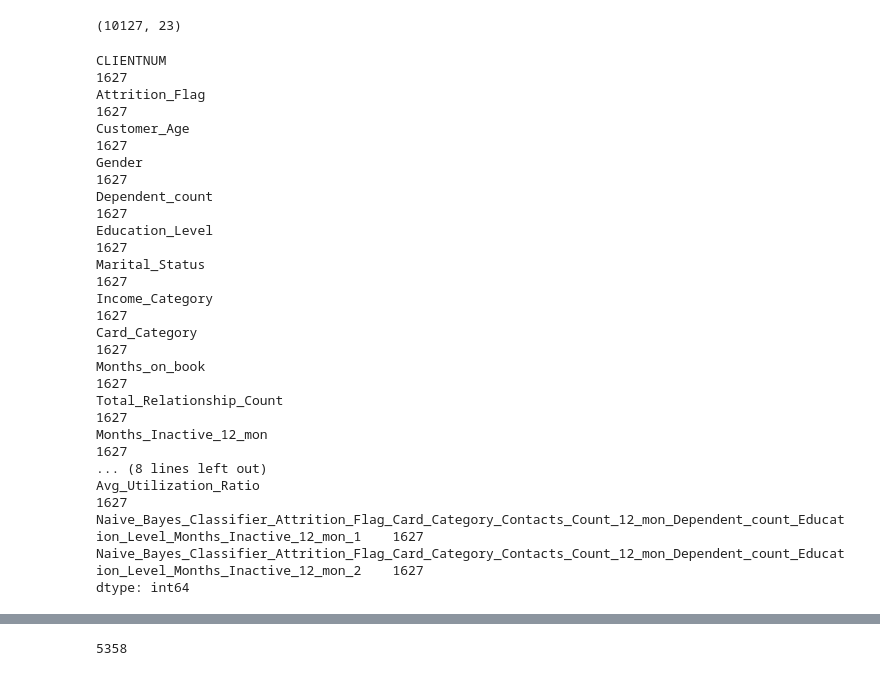
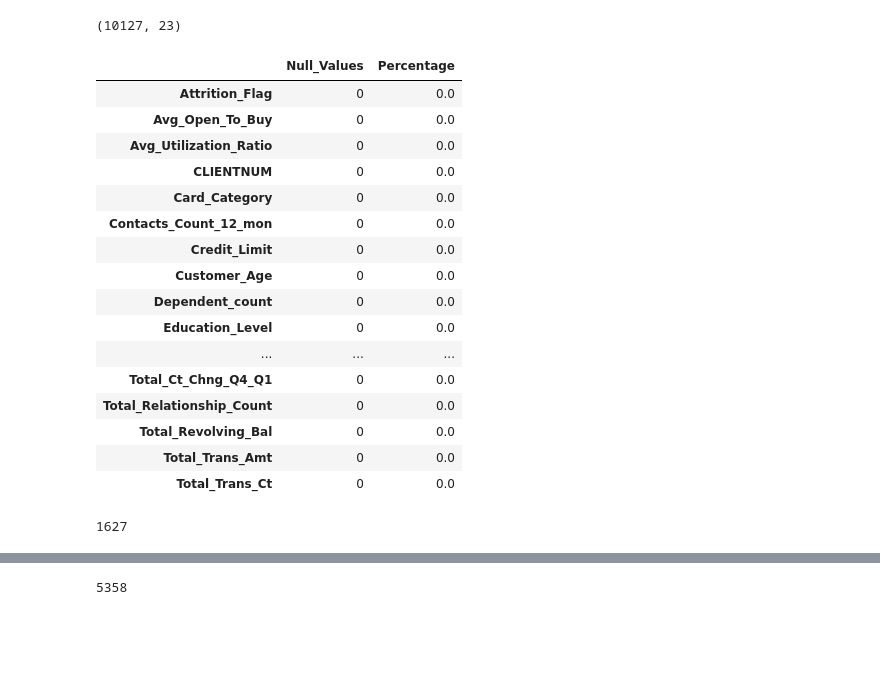
Before and after one commit to DJ1070/Bank_Churner, a Jupyter notebook: bank_churners.ipynb, the cells around one changed output, grey strips where cells are left out. Cells and saved outputs as stored; diff of their text form; code cells hidden in the pictures; blank space fills up the shorter version.

```diff
--- a/bank_churners.ipynb
+++ b/bank_churners.ipynb
@@ -29,26 +29,31 @@ df
 df.shape
 # %% [output]
 (10127, 23)
+# %%
+null_df = pd.DataFrame({'Null_Values': df.isna().sum().sort_values(ascending = False), 'Percentage': round((df.isna().sum())/(df.shape[0])*(100),2)})
+null_df
+# %% [output]
+|  | Null_Values | Percentage |
+| Attrition_Flag | 0 | 0.0 |
+| Avg_Open_To_Buy | 0 | 0.0 |
+| Avg_Utilization_Ratio | 0 | 0.0 |
+| CLIENTNUM | 0 | 0.0 |
+| Card_Category | 0 | 0.0 |
+| Contacts_Count_12_mon | 0 | 0.0 |
+| Credit_Limit | 0 | 0.0 |
+| Customer_Age | 0 | 0.0 |
+| Dependent_count | 0 | 0.0 |
+| Education_Level | 0 | 0.0 |
+| ... | ... | ... |
+| Total_Ct_Chng_Q4_Q1 | 0 | 0.0 |
+| Total_Relationship_Count | 0 | 0.0 |
+| Total_Revolving_Bal | 0 | 0.0 |
+| Total_Trans_Amt | 0 | 0.0 |
+| Total_Trans_Ct | 0 | 0.0 |
 # %%
-df[df['Attrition_Flag'] == 'Attrited Customer'].count()
+df[df['Attrition_Flag'] == 'Attrited Customer'].Attrition_Flag.count()
 # %% [output]
-CLIENTNUM                                                                                                                             1627
-Attrition_Flag                                                                                                                        1627
-Customer_Age                                                                                                                          1627
-Gender                                                                                                                                1627
-Dependent_count                                                                                                                       1627
-Education_Level                                                                                                                       1627
-Marital_Status                                                                                                                        1627
-Income_Category                                                                                                                       1627
-Card_Category                                                                                                                         1627
-Months_on_book                                                                                                                        1627
-Total_Relationship_Count                                                                                                              1627
-Months_Inactive_12_mon                                                                                                                1627
-... (8 lines left out)
-Avg_Utilization_Ratio                                                                                                                 1627
-Naive_Bayes_Classifier_Attrition_Flag_Card_Category_Contacts_Count_12_mon_Dependent_count_Education_Level_Months_Inactive_12_mon_1    1627
-Naive_Bayes_Classifier_Attrition_Flag_Card_Category_Contacts_Count_12_mon_Dependent_count_Education_Level_Months_Inactive_12_mon_2    1627
-dtype: int64
+1627
 # %%
 churn = df[df['Attrition_Flag'] == 'Attrited Customer']
 churn
```
Also changed, not shown: parts of 10 cells of this notebook.
